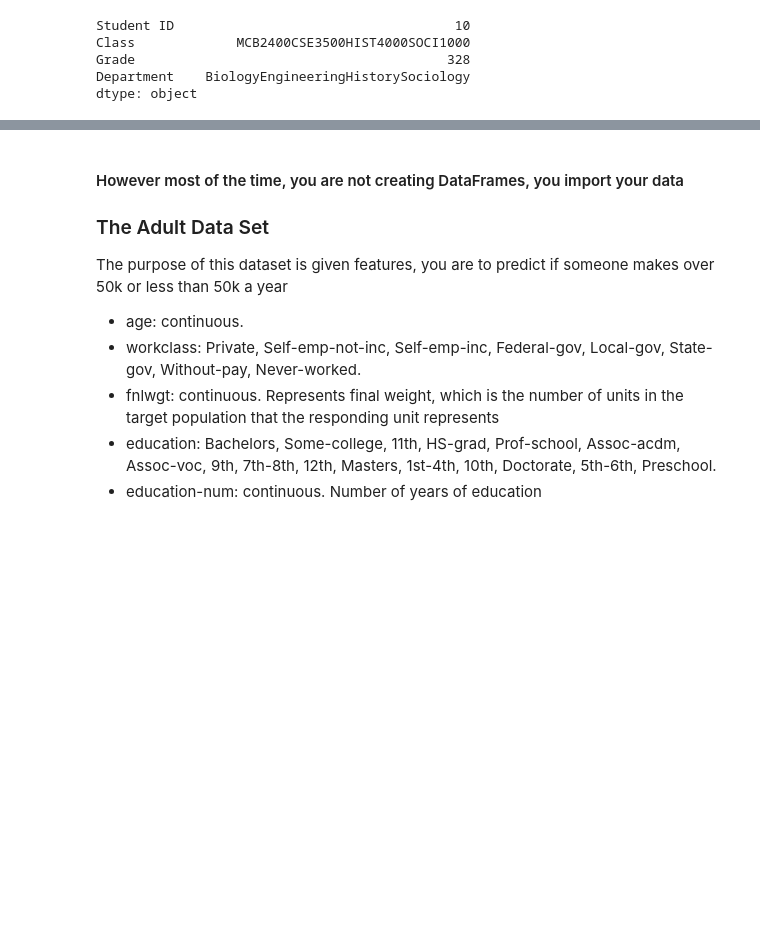
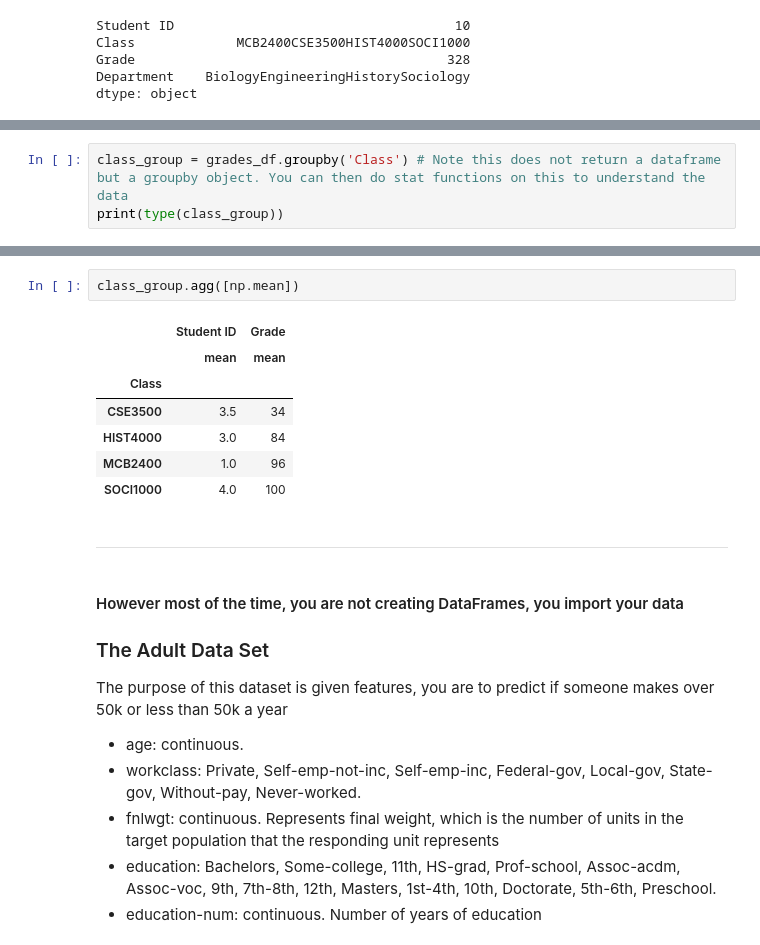
Before and after one commit to venkata14/Uconn-DSC-Workshops, a Jupyter notebook: Spring_2022/pandas/pandas.ipynb, the cells around one changed output, grey strips where cells are left out. Drawn from its saved outputs; the diff is of its cells as text; blank space fills up the shorter version.

Commit message:
added groupby to pandas workshop

```diff
--- a/Spring_2022/pandas/pandas.ipynb
+++ b/Spring_2022/pandas/pandas.ipynb
@@ -879,0 +899,3 @@ dtype: object
+# %%
+class_group = grades_df.groupby('Class') # Note this does not return a dataframe but a groupby object. You can then do stat functions on this to understand the data
+print(type(class_group))
@@ -880,3 +913,15 @@ dtype: object
+# %%
+class_group.agg([np.mean])
+# %% [output]
+|  | Student ID | Grade |
+|  | mean | mean |
+| Class |  |  |
+| CSE3500 | 3.5 | 34 |
+| HIST4000 | 3.0 | 84 |
+| MCB2400 | 1.0 | 96 |
+| SOCI1000 | 4.0 | 100 |
+# %% [markdown]
+---
 # %% [markdown]
 #### However most of the time, you are not creating DataFrames, you import your data
 ### The Adult Data Set
```
Also changed, not shown: parts of 7 cells of this notebook.
